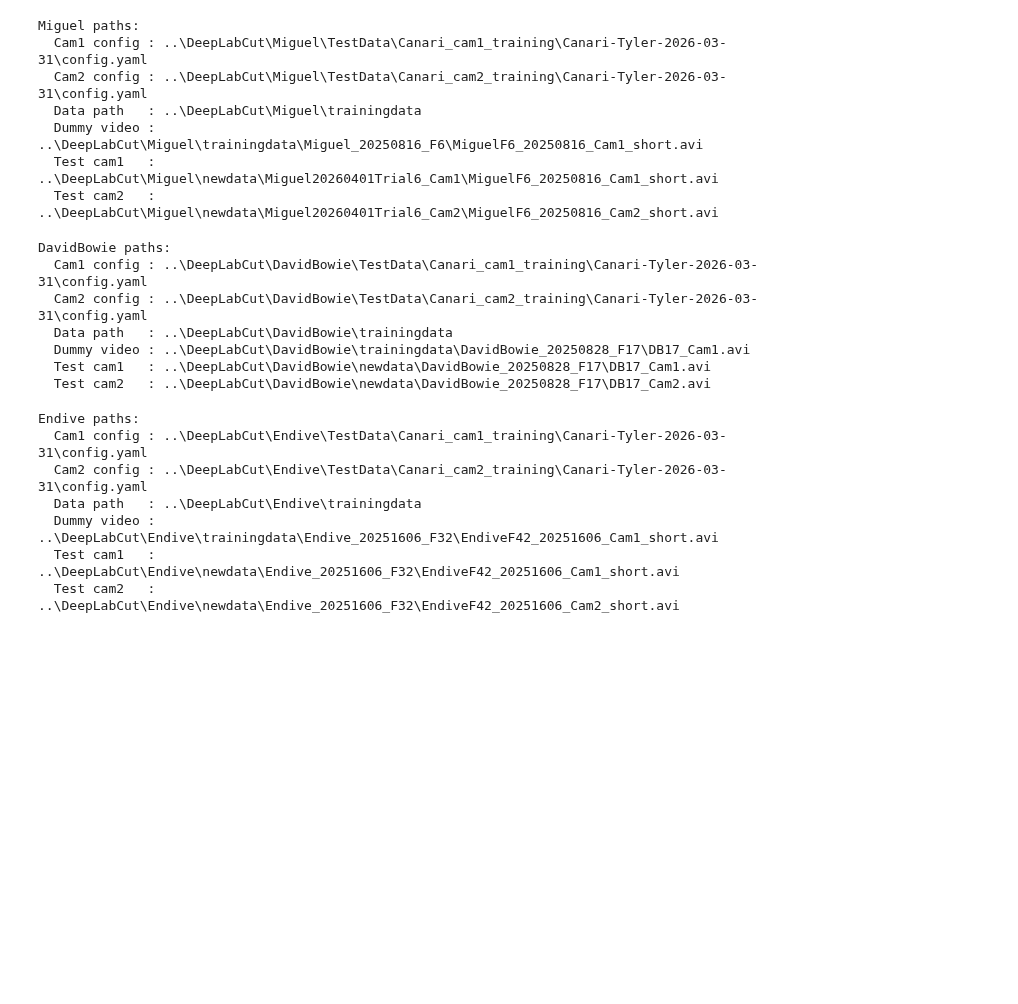
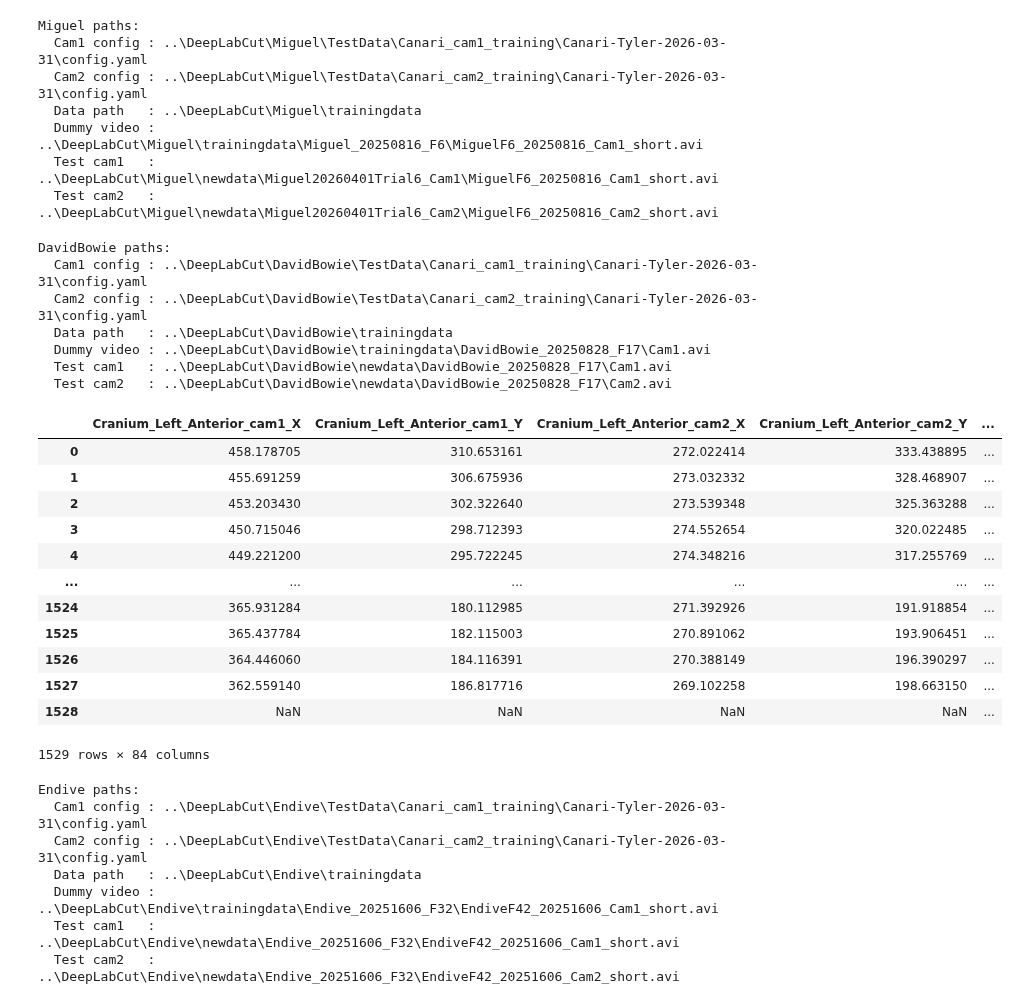
Before and after one commit to tcmarino8/BirdSongs-MNHN, a Jupyter notebook: Testing/Code-Testing/run_experimentation.ipynb, the cells around one changed output. Cells and saved outputs as stored; diff of their text form; code cells hidden in the pictures; blank space fills up the shorter version.

```diff
--- a/Testing/Code-Testing/run_experimentation.ipynb
+++ b/Testing/Code-Testing/run_experimentation.ipynb
@@ -162,16 +164,16 @@ Miguel paths:
 #       Update the date-stamped subfolder once the single-camera projects exist.
 DAVIDBOWIE_ROOT = ROOT / "DeepLabCut" / "DavidBowie"
 
-DAVIDBOWIE_CAM1_CONFIG = (
-    DAVIDBOWIE_ROOT / "TestData" / "Canari_cam1_training"
-    / "Canari-Tyler-2026-03-31" / "config.yaml"
-)
-DAVIDBOWIE_CAM2_CONFIG = (
-    DAVIDBOWIE_ROOT / "TestData" / "Canari_cam2_training"
-    / "Canari-Tyler-2026-03-31" / "config.yaml"
-)
+#DAVIDBOWIE_CAM1_CONFIG = (
+#    DAVIDBOWIE_ROOT / "TestData" / "Canari_cam1_training"
+##    / "Canari-Tyler-2026-03-31" / "config.yaml"
+#)
+#DAVIDBOWIE_CAM2_CONFIG = (
+#    DAVIDBOWIE_ROOT / "TestData" / "Canari_cam2_training"
+#    / "Canari-Tyler-2026-03-31" / "config.yaml"
+#)
 
-DAVIDBOWIE_COMBINED_BASE = DAVIDBOWIE_ROOT / "TestData"
+DAVIDBOWIE_COMBINED_BASE = DAVIDBOWIE_ROOT / "UpdatedModelBuilds"
 
 DAVIDBOWIE_DATA_PATH    = DAVIDBOWIE_ROOT / "trainingdata"
 DAVIDBOWIE_DATASET_NAME = "Canari"
@@ -179,16 +181,16 @@ DAVIDBOWIE_DATASET_NAME = "Canari"
 # Replace with the actual training video once it exists
 DAVIDBOWIE_DUMMY_VIDEO  = (
     DAVIDBOWIE_ROOT / "trainingdata" / "DavidBowie_20250828_F17"
-    / "DB17_Cam1.avi"
+    / "Cam1.avi"
 )
 
 DAVIDBOWIE_TEST_VIDEO_CAM1 = (
     DAVIDBOWIE_ROOT / "newdata" / "DavidBowie_20250828_F17"
-    / "DB17_Cam1.avi"
+    / "Cam1.avi"
 )
 DAVIDBOWIE_TEST_VIDEO_CAM2 = (
     DAVIDBOWIE_ROOT / "newdata" / "DavidBowie_20250828_F17"
-    / "DB17_Cam2.avi"
+    / "Cam2.avi"
 )
 
 print("DavidBowie paths:")
@@ -203,9 +205,25 @@ DavidBowie paths:
   Cam1 config : ..\DeepLabCut\DavidBowie\TestData\Canari_cam1_training\Canari-Tyler-2026-03-31\config.yaml
   Cam2 config : ..\DeepLabCut\DavidBowie\TestData\Canari_cam2_training\Canari-Tyler-2026-03-31\config.yaml
   Data path   : ..\DeepLabCut\DavidBowie\trainingdata
-  Dummy video : ..\DeepLabCut\DavidBowie\trainingdata\DavidBowie_20250828_F17\DB17_Cam1.avi
-  Test cam1   : ..\DeepLabCut\DavidBowie\newdata\DavidBowie_20250828_F17\DB17_Cam1.avi
-  Test cam2   : ..\DeepLabCut\DavidBowie\newdata\DavidBowie_20250828_F17\DB17_Cam2.avi
+  Dummy video : ..\DeepLabCut\DavidBowie\trainingdata\DavidBowie_20250828_F17\Cam1.avi
+  Test cam1   : ..\DeepLabCut\DavidBowie\newdata\DavidBowie_20250828_F17\Cam1.avi
+  Test cam2   : ..\DeepLabCut\DavidBowie\newdata\DavidBowie_20250828_F17\Cam2.avi
+# %%
+pd.read_csv(r"C:\Users\Salle-Cineradio\Documents\MachineLearning\BirdSongs-MNHN\Testing\DeepLabCut\DavidBowie\trainingdata\DavidBowie_20250828_F17\2Dpoints_2025_08_25_DavidBowie_Subset_Trial17_UND.csv")
+# %% [output]
+|  | Cranium_Left_Anterior_cam1_X | Cranium_Left_Anterior_cam1_Y | Cranium_Left_Anterior_cam2_X | Cranium_Left_Anterior_cam2_Y | ... |
+| 0 | 458.178705 | 310.653161 | 272.022414 | 333.438895 | ... |
+| 1 | 455.691259 | 306.675936 | 273.032332 | 328.468907 | ... |
+| 2 | 453.203430 | 302.322640 | 273.539348 | 325.363288 | ... |
+| 3 | 450.715046 | 298.712393 | 274.552654 | 320.022485 | ... |
+| 4 | 449.221200 | 295.722245 | 274.348216 | 317.255769 | ... |
+| ... | ... | ... | ... | ... | ... |
+| 1524 | 365.931284 | 180.112985 | 271.392926 | 191.918854 | ... |
+| 1525 | 365.437784 | 182.115003 | 270.891062 | 193.906451 | ... |
+| 1526 | 364.446060 | 184.116391 | 270.388149 | 196.390297 | ... |
+| 1527 | 362.559140 | 186.817716 | 269.102258 | 198.663150 | ... |
+| 1528 | NaN | NaN | NaN | NaN | ... |
+1529 rows × 84 columns
 # %%
 # ── Endive ──────────────────────────────────────────────────────────────────
 # NOTE: Mirror Miguel's folder tree under DeepLabCut/Endive/.
```
Also changed, not shown: parts of 10 cells of this notebook, 1 other file.
